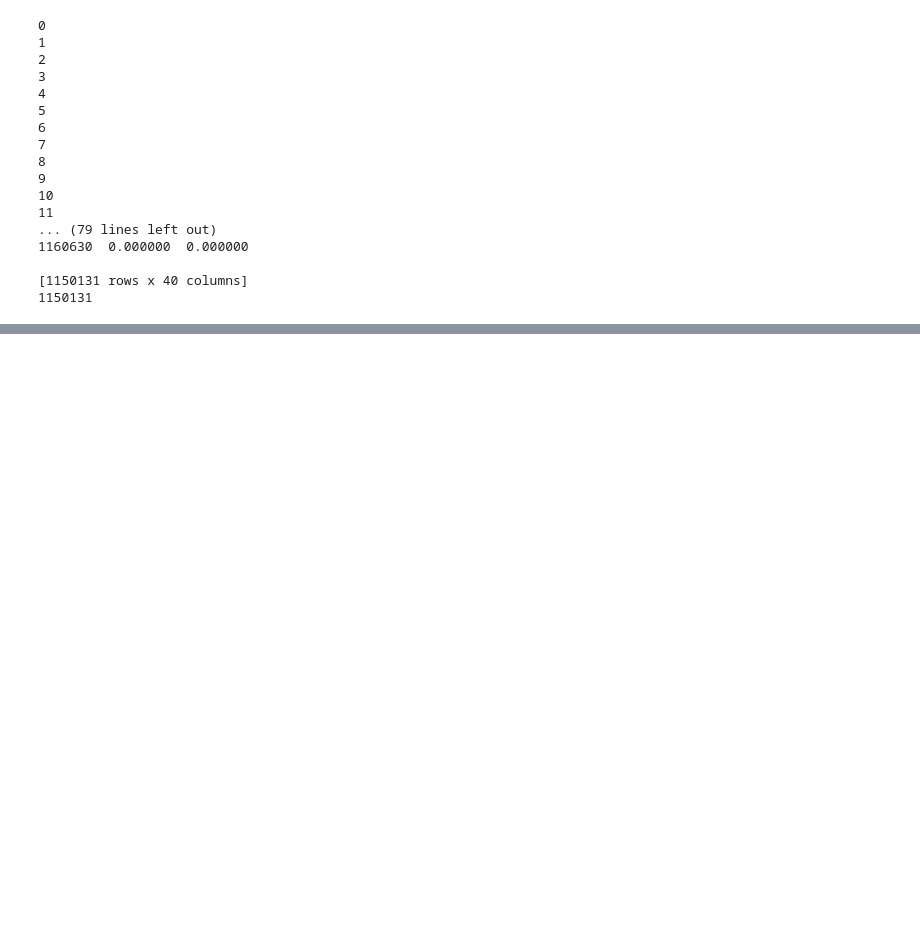
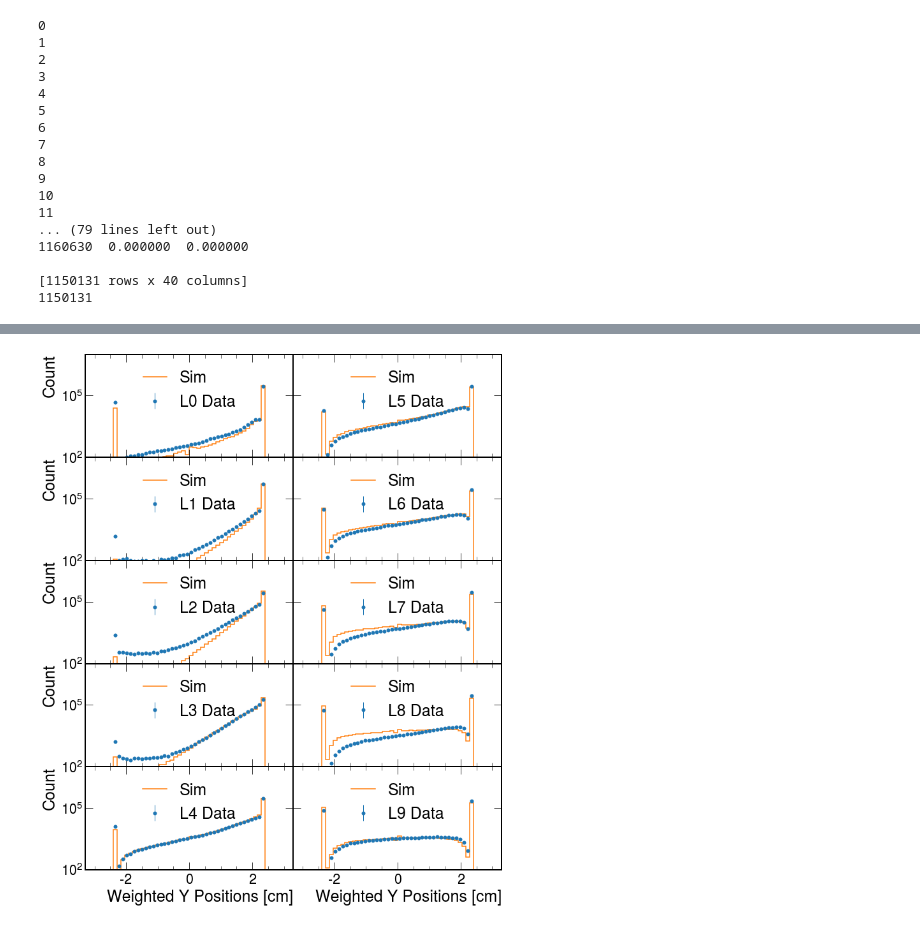
Before and after one commit to sebouh137/beamtest_plots, a Jupyter notebook: TestBeamSimAnalysis.ipynb, the cells around one changed output, grey strips where cells are left out. Cells and saved outputs as stored; diff of their text form; code cells hidden in the pictures; blank space fills up the shorter version.

```diff
--- a/TestBeamSimAnalysis.ipynb
+++ b/TestBeamSimAnalysis.ipynb
@@ -791,6 +809,6 @@ plt.legend(fontsize=30,loc='upper right')
 # %%
 # Create a figure with subplots
-fig, axs=plt.subplots(5, 2, figsize=(15,20),sharey=True,sharex=True)
+fig, axs=plt.subplots(5, 2, figsize=(10,12),sharey=True,sharex=True)
 layer_y_positions = get_layer_positions(data_df, 'y')
 simlayer_y_positions = get_layer_positions(sim_df, 'y')
 
@@ -819,35 +837,39 @@ for i in range(10):
     bin_centers = 0.5 * (h.axes[0].edges[:-1] + h.axes[0].edges[1:])
     # Plot the histogram with error bars
     plt.errorbar(bin_centers, h.view(), yerr=errors, fmt='o', ecolor='tab:blue', color='tab:blue', capsize=0, elinewidth=1, markeredgewidth=0, label=f'L{i} Data')
 
     MeanYPos.append(np.nanmean(layer_y_positions[i]))
 
     h = hist.Hist(hist.axis.Regular(50, -3.0, 3.0, name="Sim"))
     h.fill(simlayer_y_positions[i])
     h = (h / simEvts) * beamEvts
     h.plot(label='Sim',color='tab:orange')
 
     # Calculate the square root of the histogram values (errors)
     errors = np.sqrt(h.view())
     # Create a numpy array for the bin centers
     bin_centers = 0.5 * (h.axes[0].edges[:-1] + h.axes[0].edges[1:])
     # Plot the histogram with error bars
     #plt.errorbar(bin_centers, h.view(), yerr=errors, fmt='o', ecolor='red', capsize=0, elinewidth=1, markeredgewidth=0)
 
     SimMeanYPos.append(np.nanmean(simlayer_y_positions[i]))
 
    # Set the title and axis labels for the subplot
     if i == 4 or i == 9:
-        plt.xlabel('Weighted Y Positions [cm]', fontsize=40)
+        plt.xlabel('Weighted Y Positions [cm]', fontsize=25)
     if i <= 4:
-        plt.ylabel('Count', fontsize=40)
-    plt.legend(loc='upper center', fontsize=40)
+        plt.ylabel('Count', fontsize=25)
+    plt.legend(loc='upper center', fontsize=25)
     plt.yscale("log")
     plt.ylim(ymin=100, ymax=10000000)
 
 # Adjust the spacing between subplots
 plt.tight_layout(pad=0.0)
 plt.subplots_adjust(hspace=0.0)
 plt.subplots_adjust(wspace=0.0)
+
+plt.savefig('Plots/Y-Distributions.pdf', format='pdf')
+# %% [output]
+[figure, added]
 # %%
 # Create a figure with subplots
```
Also changed, not shown: parts of 12 cells of this notebook.
